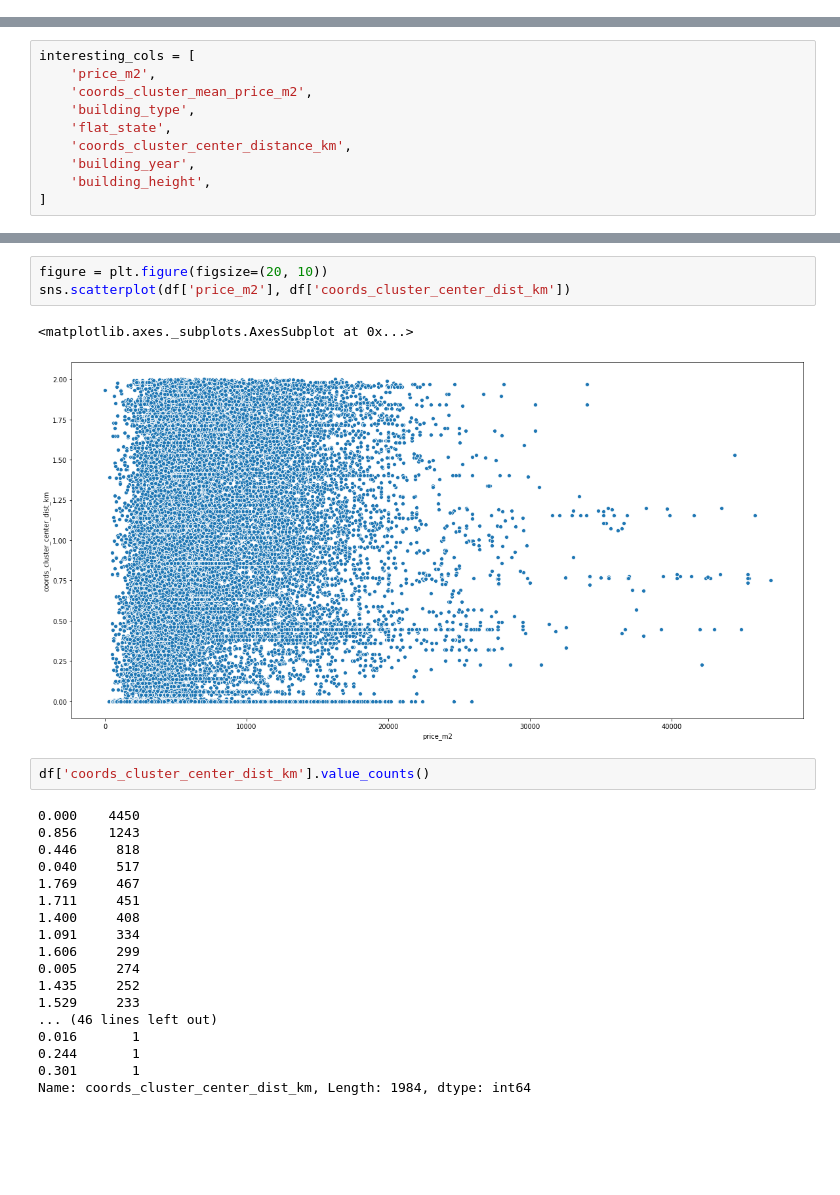
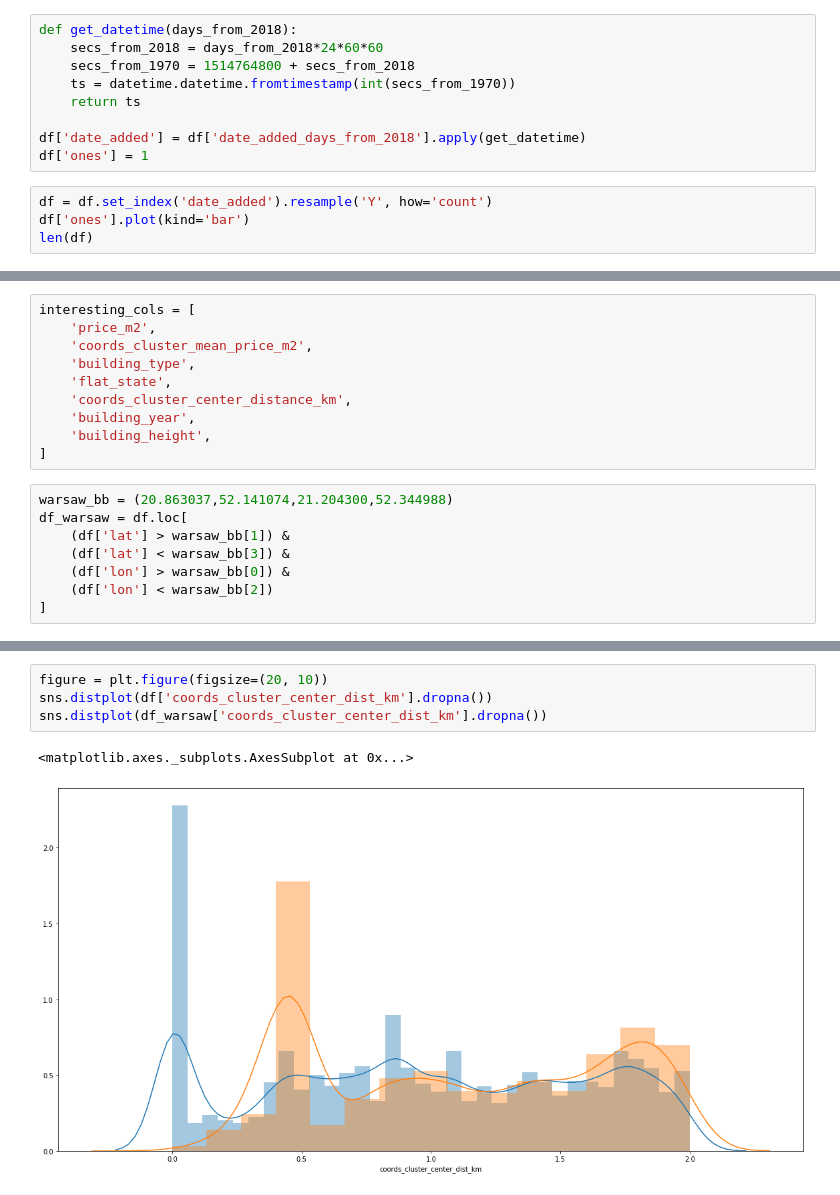
Before and after one commit to antoniszczepanik/flats, a Jupyter notebook: prototypes/data_exploration_random.ipynb, the cells around one changed output, grey strips where cells are left out. Drawn from its saved outputs; the diff is of its cells as text; blank space fills up the shorter version.

```diff
--- a/prototypes/data_exploration_random.ipynb
+++ b/prototypes/data_exploration_random.ipynb
@@ -27,0 +63,13 @@ df['coords_cluster_center_dist_km'] = df.loc[df['coords_cluster_center_dist_km']
+# %%
+def get_datetime(days_from_2018):
+    secs_from_2018 = days_from_2018*24*60*60
+    secs_from_1970 = 1514764800 + secs_from_2018
+    ts = datetime.datetime.fromtimestamp(int(secs_from_1970))
+    return ts
+
+df['date_added'] = df['date_added_days_from_2018'].apply(get_datetime)
+df['ones'] = 1
+# %%
+df = df.set_index('date_added').resample('Y', how='count')
+df['ones'].plot(kind='bar')
+len(df)
@@ -35,6 +95,14 @@ interesting_cols = [
     'building_year',
     'building_height',
 ]
+# %%
+warsaw_bb = (20.863037,52.141074,21.204300,52.344988)
+df_warsaw = df.loc[
+    (df['lat'] > warsaw_bb[1]) &
+    (df['lat'] < warsaw_bb[3]) &
+    (df['lon'] > warsaw_bb[0]) &
+    (df['lon'] < warsaw_bb[2])
+]
 # %%
 figure = plt.figure(figsize=(20, 10))
 sns.distplot(df.loc[df['building_year'] > 1980, 'building_year'])
@@ -56,26 +127,7 @@ sns.distplot(df.loc[df['price'] < 2500000, 'price'])
 # %%
 figure = plt.figure(figsize=(20, 10))
-sns.scatterplot(df['price_m2'], df['coords_cluster_center_dist_km'])
+sns.distplot(df['coords_cluster_center_dist_km'].dropna())
+sns.distplot(df_warsaw['coords_cluster_center_dist_km'].dropna())
 # %% [output]
 <matplotlib.axes._subplots.AxesSubplot at 0x...>
-[figure, old version]
+[figure, new version]
-# %%
-df['coords_cluster_center_dist_km'].value_counts()
-# %% [output]
-0.000    4450
-0.856    1243
-0.446     818
-0.040     517
-1.769     467
-1.711     451
-1.400     408
-1.091     334
-1.606     299
-0.005     274
-1.435     252
-1.529     233
-... (46 lines left out)
-0.016       1
-0.244       1
-0.301       1
-Name: coords_cluster_center_dist_km, Length: 1984, dtype: int64
```
Also changed, not shown: parts of 11 cells of this notebook.
